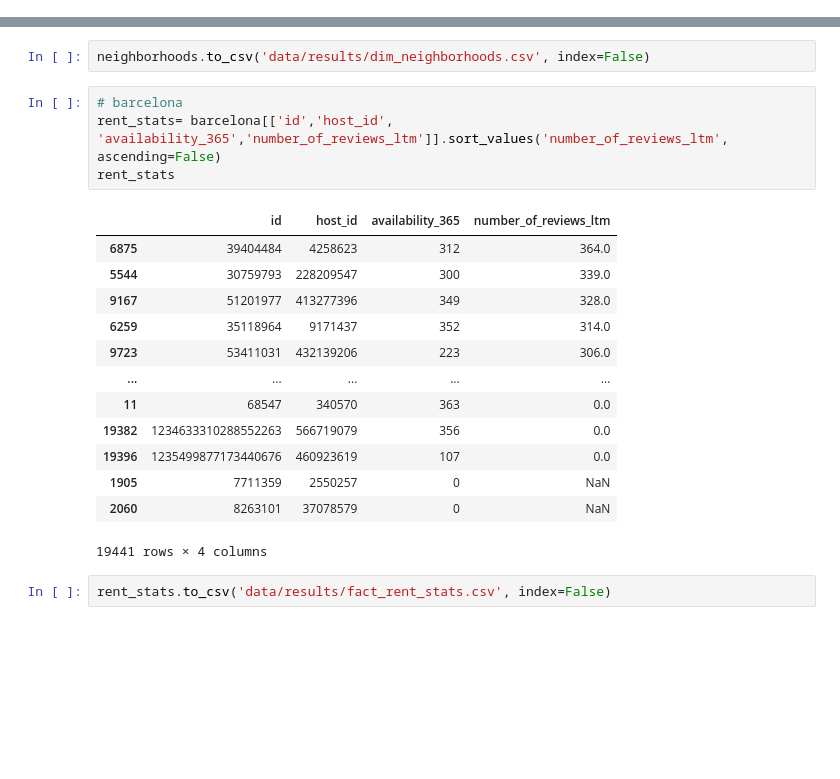
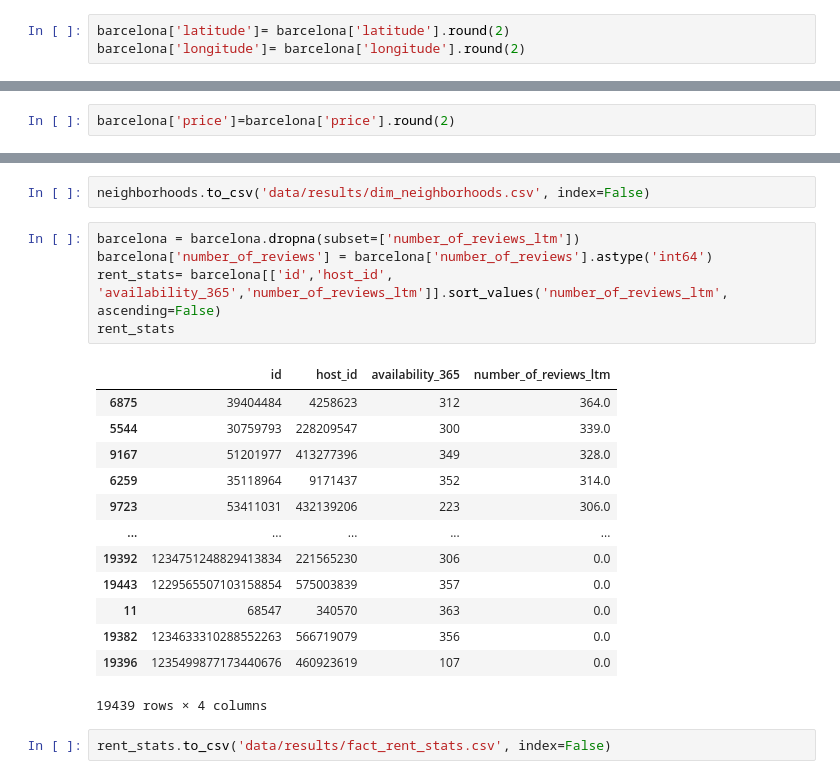
Before and after one commit to anarod13/airbnb-ownerships, a Jupyter notebook: barcelona.ipynb, the cells around one changed output, grey strips where cells are left out. Cells and saved outputs as stored; diff of their text form; blank space fills up the shorter version.

```diff
--- a/barcelona.ipynb
+++ b/barcelona.ipynb
@@ -263,3 +265,6 @@ np.float64(2.22771)
+# %%
+barcelona['latitude']= barcelona['latitude'].round(2)
+barcelona['longitude']= barcelona['longitude'].round(2)
 # %% [markdown]
 Verificamos que los valores de latitud/longitud estén dentro de los rangos estandar
 # %%
@@ -284,3 +291,5 @@ np.float64(158.38588743858583)
+# %%
+barcelona['price']=barcelona['price'].round(2)
 # %%
 sns.barplot(x='room_type', y='price', data=barcelona, estimator=np.max)
 # %% [output]
@@ -518,22 +527,23 @@ neighborhoods
 # %%
 neighborhoods.to_csv('data/results/dim_neighborhoods.csv', index=False)
 # %%
-# barcelona
+barcelona = barcelona.dropna(subset=['number_of_reviews_ltm'])
+barcelona['number_of_reviews'] = barcelona['number_of_reviews'].astype('int64')
 rent_stats= barcelona[['id','host_id', 'availability_365','number_of_reviews_ltm']].sort_values('number_of_reviews_ltm', ascending=False)
 rent_stats
 # %% [output]
 |  | id | host_id | availability_365 | number_of_reviews_ltm |
 | 6875 | 39404484 | 4258623 | 312 | 364.0 |
 | 5544 | 30759793 | 228209547 | 300 | 339.0 |
 | 9167 | 51201977 | 413277396 | 349 | 328.0 |
 | 6259 | 35118964 | 9171437 | 352 | 314.0 |
 | 9723 | 53411031 | 432139206 | 223 | 306.0 |
 | ... | ... | ... | ... | ... |
+| 19392 | 1234751248829413834 | 221565230 | 306 | 0.0 |
+| 19443 | 1229565507103158854 | 575003839 | 357 | 0.0 |
 | 11 | 68547 | 340570 | 363 | 0.0 |
 | 19382 | 1234633310288552263 | 566719079 | 356 | 0.0 |
 | 19396 | 1235499877173440676 | 460923619 | 107 | 0.0 |
-| 1905 | 7711359 | 2550257 | 0 | NaN |
-| 2060 | 8263101 | 37078579 | 0 | NaN |
-19441 rows × 4 columns
+19439 rows × 4 columns
 # %%
 rent_stats.to_csv('data/results/fact_rent_stats.csv', index=False)
```
Also changed, not shown: parts of 5 cells of this notebook, 2 other files.
